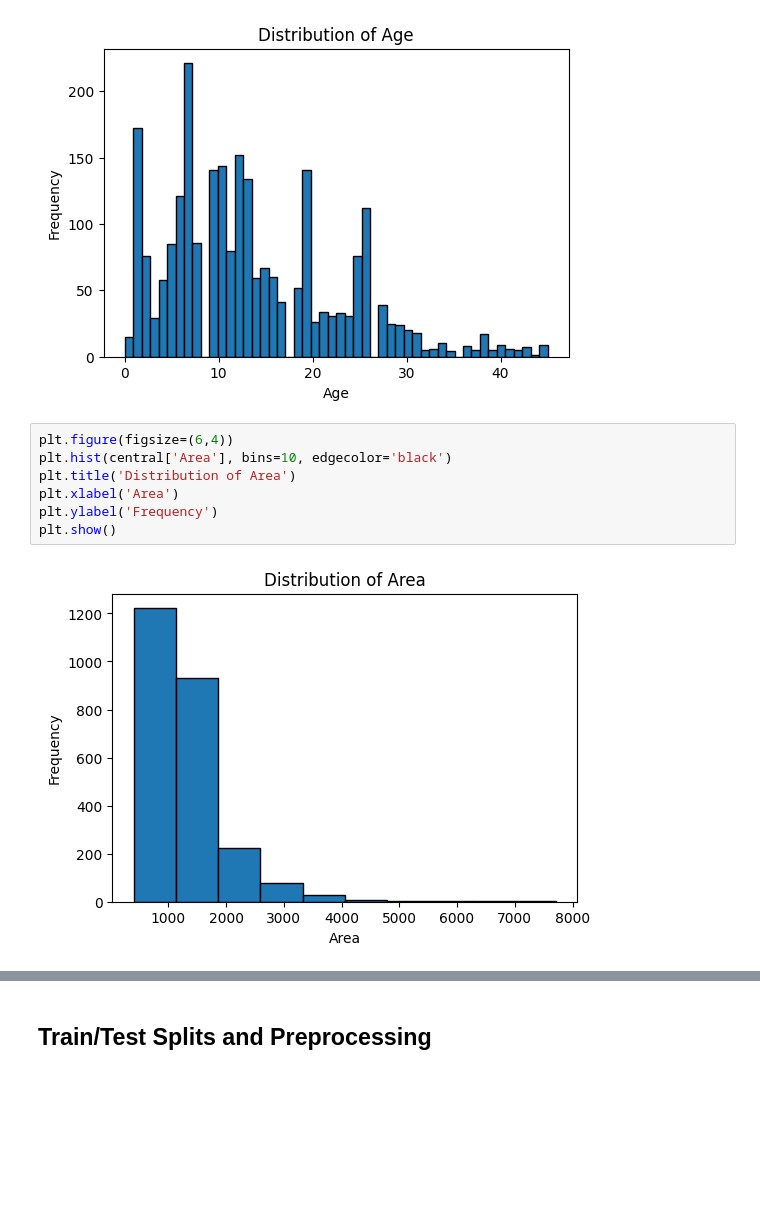
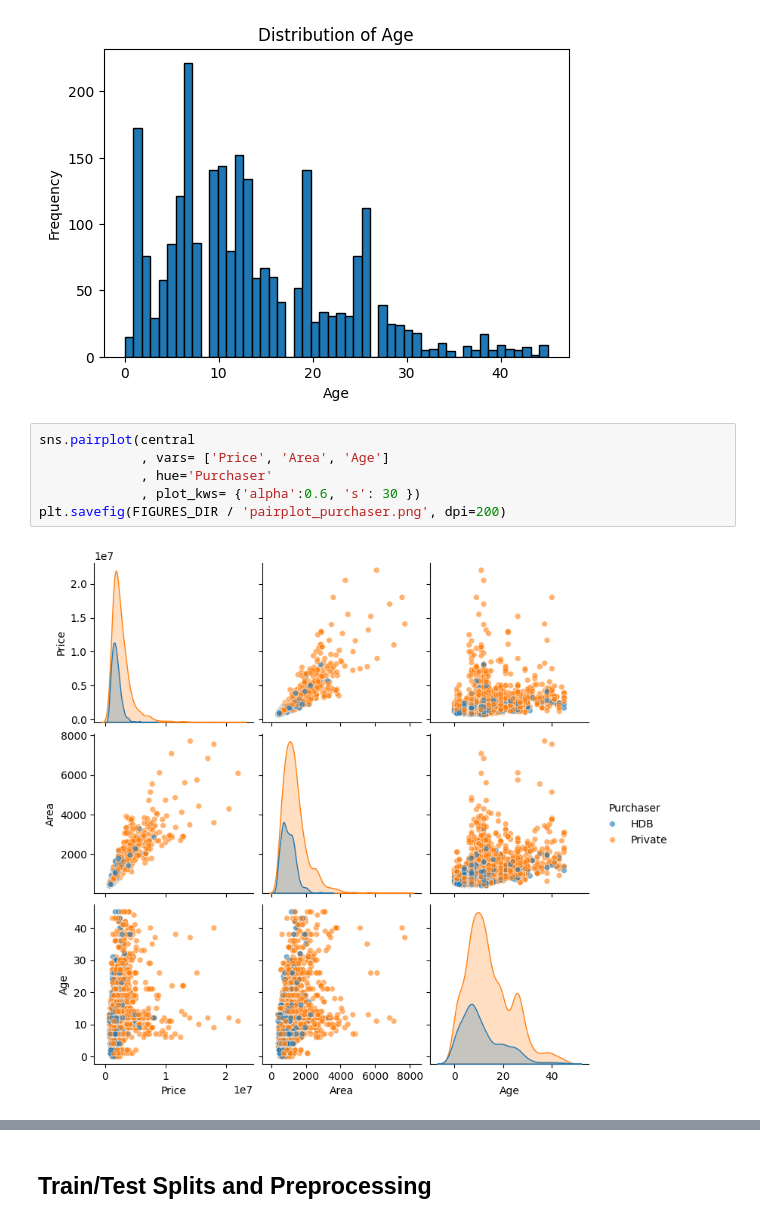
Before and after one commit to shaunechua/housing_prices, a Jupyter notebook: housing_prices.ipynb, the cells around one changed output, grey strips where cells are left out. Saved outputs shown, nothing was run; the diff lists cells and outputs as text; blank space fills up the shorter version.

```diff
--- a/housing_prices.ipynb
+++ b/housing_prices.ipynb
@@ -73,12 +73,11 @@ plt.show()
 [figure]
 [figure]
 [figure]
-# %%
-plt.figure(figsize=(6,4))
-plt.hist(central['Area'], bins=10, edgecolor='black')
-plt.title('Distribution of Area')
-plt.xlabel('Area')
-plt.ylabel('Frequency')
-plt.show()
-# %% [output]
-[figure, removed]
+# %%
+sns.pairplot(central
+             , vars= ['Price', 'Area', 'Age']
+             , hue='Purchaser'
+             , plot_kws= {'alpha':0.6, 's': 30 })
+plt.savefig(FIGURES_DIR / 'pairplot_purchaser.png', dpi=200)
+# %% [output]
+[figure, added]
```
Also changed, not shown: parts of 4 cells of this notebook, 4 other files.
